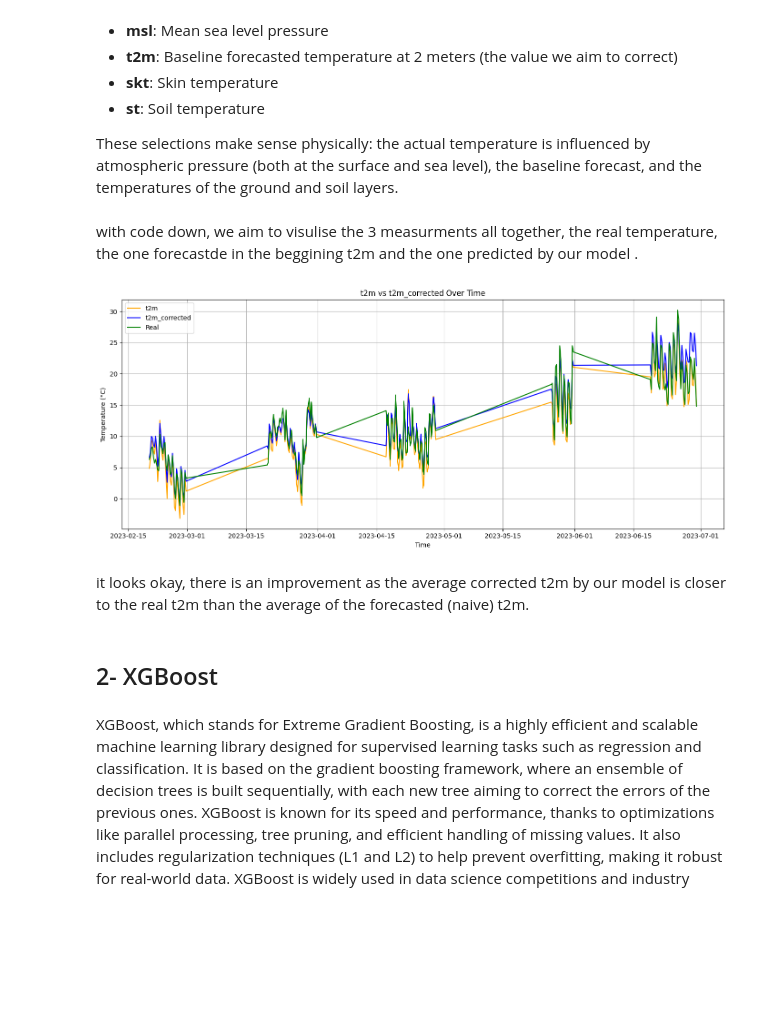
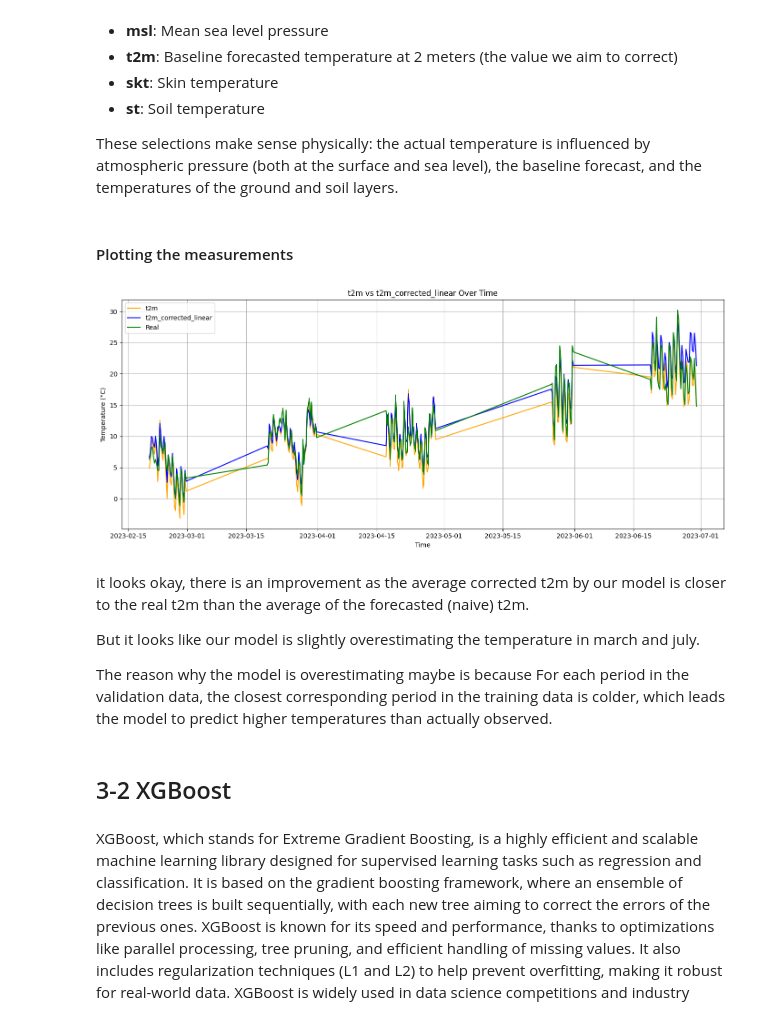
Before and after one commit to k-Refuge/weather-forcasting, a Jupyter notebook: forecasts.ipynb, the cells around one changed output. Saved outputs shown, nothing was run; the diff lists cells and outputs as text; code cells hidden in the pictures; blank space fills up the shorter version.

```diff
--- a/forecasts.ipynb
+++ b/forecasts.ipynb
@@ -519,3 +464,15 @@ val_df_y = pd.DataFrame(y_scaled[val_pos], columns=['temp']).reset_index(drop=Tr
+# %%
+train_indices, val_indices = get_train_val_indices(final_df)
+
+
+train_df_X, train_df_y, scaler_X, scaler_y = normalize_data(final_df.loc[train_indices], target_column='temp')
+val_df_X = final_df.loc[val_indices].drop(columns=['temp']).reset_index(drop=True)
+val_df_y = final_df.loc[val_indices][['temp']].reset_index(drop=True)
+
+# Apply the scaler fitted on train to validation data
+numeric_columns_X = [col for col in val_df_X.select_dtypes(include=['float64', 'int64']).columns if col != 'number']
+val_df_X[numeric_columns_X] = scaler_X.transform(val_df_X[numeric_columns_X])
+val_df_y[['temp']] = scaler_y.transform(val_df_y[['temp']])
 # %% [markdown]
 and here a visulazion of how we split it if it's unclear.
 # %%
@@ -607,7 +644,7 @@ selector = RFECV(
 )
 
 # Fit selector on training data (use DataFrame for column names)
-y_train = train_df_y.values.ravel()
+y_train = train_df_y.ravel()
 selector.fit(train_df_X.values, y_train)
 
 # Get selected features
@@ -670,5 +707,3 @@ The features selected by the model are:
 - **st**: Soil temperature
 
 These selections make sense physically: the actual temperature is influenced by atmospheric pressure (both at the surface and sea level), the baseline forecast, and the temperatures of the ground and soil layers.
-# %% [markdown]
-with code down, we aim to visulise the 3 measurments all together, the real temperature, the one forecastde in the beggining t2m and the one predicted by our model .
@@ -710,38 +710,18 @@ df = simple_data(val_df_X_copy, y_pred_val_selected, y_val_real)
-# %%
-#plot the predictions
-def plot_temperatures(df, time_col, col1, col2, col3,label1='Predicted', label2='Forecasted')::
-    """
-    Plot two columns over time from a DataFrame.
-
-    Parameters:
-    df (pd.DataFrame): DataFrame containing the data.
-    time_col (str): Name of the time column.
-    col1 (str): Name of the first column to plot.
-    col2 (str): Name of the second column to plot.
-    label1 (str): Label for the first column.
-    label2 (str): Label for the second column.
-    """
-    import matplotlib.pyplot as plt
-
-    plt.figure(figsize=(14, 6))
-    plt.plot(df[time_col], df[col1], label=label1, color='orange')
-    plt.plot(df[time_col], df[col2], label=label2, color='blue')
-    plt.plot(df[time_col], df[col3], label='Real', color='green')
-    plt.xlabel('Time')
-    plt.ylabel('Temperature (°C)')
-    plt.title(f'{label1} vs {label2} Over Time')
-    plt.legend()
-    plt.grid(True)
-    plt.tight_layout()
-    plt.show()
+# %% [markdown]
+#### Plotting the measurements
 # %%
-plot_temperatures(df, 'time', 't2m_mean', 't2m_corrected_mean', 't2m_real_first', label1='t2m', label2='t2m_corrected')
+df = simple_data(val_df_X_copy, y_pred_val_selected, y_val_real)
+plot_temperatures(df, 'time', 't2m_mean', 't2m_corrected_mean', 't2m_real_first', label1='t2m', label2='t2m_corrected_linear')
 # %% [output]
-[figure, old version]
+[figure, new version]
 # %% [markdown]
 it looks okay, there is an improvement as the average corrected t2m by our model is closer to the real t2m than the average of the forecasted (naive) t2m.
+
+But it looks like our model is slightly overestimating the temperature in march and july.
+
+The reason why the model is overestimating maybe is because For each period in the validation data, the closest corresponding period in the training data is colder, which leads the model to predict higher temperatures than actually observed.
 # %% [markdown]
-## 2- XGBoost
+## 3-2 XGBoost
 # %% [markdown]
 XGBoost, which stands for Extreme Gradient Boosting, is a highly efficient and scalable machine learning library designed for supervised learning tasks such as regression and classification. It is based on the gradient boosting framework, where an ensemble of decision trees is built sequentially, with each new tree aiming to correct the errors of the previous ones. XGBoost is known for its speed and performance, thanks to optimizations like parallel processing, tree pruning, and efficient handling of missing values. It also includes regularization techniques (L1 and L2) to help prevent overfitting, making it robust for real-world data. XGBoost is widely used in data science competitions and industry projects because it consistently delivers high accuracy, especially on structured/tabular datasets. Its flexibility, ability to handle large datasets, and support for custom loss functions make it a popular choice among practitioners.
 # %% [markdown]
```
Also changed, not shown: parts of 98 cells of this notebook.
